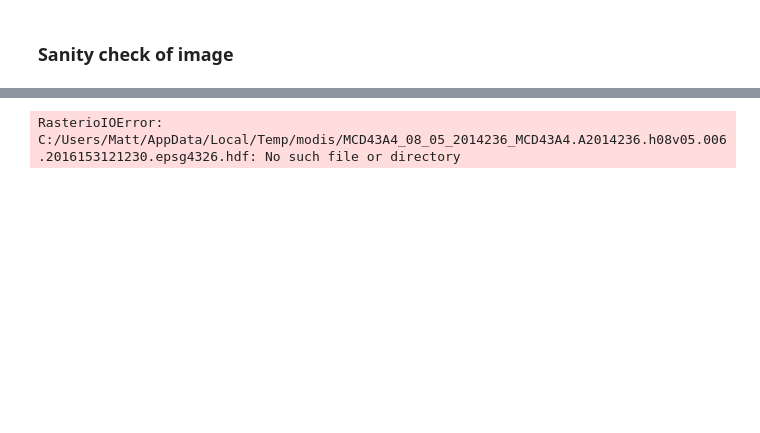
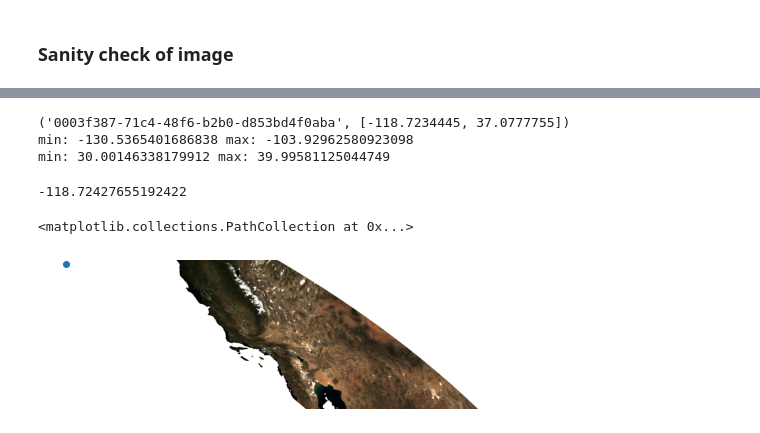
Before and after one commit to M-Harrington/SnowComp, a Jupyter notebook: src/Modis Processing.ipynb, the cells around one changed output, grey strips where cells are left out. Drawn from its saved outputs; the diff is of its cells as text; code cells hidden in the pictures; blank space fills up the shorter version.

Commit message:
reprojection stuck, 2 ways

```diff
--- a/src/Modis Processing.ipynb
+++ b/src/Modis Processing.ipynb
@@ -161,0 +210,3 @@ RuntimeError: Input file C:\Users\Matt\AppData\Local\Temp\modis\MCD43A4_08_05_20
+# %%
+src_crs = "+proj=sinu +lon_0=0 +x_0=0 +y_0=0 +ellps=WGS84 +datum=WGS84 +units=m +no_defs"
+gdal.Warp("~/TestWarp",filename, srcSRS = src_crs,dstSRS="EPSG:4326")
@@ -161,0 +215,9 @@ RuntimeError: Input file C:\Users\Matt\AppData\Local\Temp\modis\MCD43A4_08_05_20
+# %%
+assert len(file_root) == 1 # future images may come in multiples, not currently handled
+image = rxr.open_rasterio(filename)
+
+# output_raster = "C:/Users/Matt/Pictures/"+file_root[0] + "-epsg4326"+".hdf"
+# file_root[0] = file_root[0].replace('.', '-').replace('/','-')
+
+
+image = rds.rio.reproject(dst_crs="EPSG:4326",src_crs=src_crs) # .rio.to_raster(output_raster)
@@ -161,0 +228,13 @@ RuntimeError: Input file C:\Users\Matt\AppData\Local\Temp\modis\MCD43A4_08_05_20
+# %%
+cells = tiles[test_tuple]
+# for cell in cells:
+test_cell = cells[0]
+
+center = centroids[test_cell]
+# %%
+x_idx = np.nanargmin(np.abs(image.x.values - center[0]))
+y_idx = np.nanargmin(np.abs(image.y.values - center[0]))
+
+#subset 21x21 square
+xmin, xmax = x_idx -10 , x_idx + 11
+ymin, ymax = y_idx -10 , y_idx + 11
@@ -176,15 +267,30 @@ Coordinates:
+# %%
+print(next(iter(centroids.items())))
+print("min:",ds.x.min().values,"max:",ds.x.max().values)
+print("min:",ds.y.min().values,"max:",ds.y.max().values)
+# %% [output]
+('0003f387-71c4-48f6-b2b0-d853bd4f0aba', [-118.7234445, 37.0777755])
+min: -130.5365401686838 max: -103.92962580923098
+min: 30.00146338179912 max: 39.99581125044749
+# %%
+image.y.values[y_idx]
+image.x.values[x_idx]
+# %% [output]
+-118.72427655192422
 # %%
-ds = rxr.open_rasterio(output_raster)
+# ds = rxr.open_rasterio(output_raster)
 
 norm_value = 5000
-r = ds['Nadir_Reflectance_Band1'].values.squeeze() / norm_value
-g = ds['Nadir_Reflectance_Band4'].values.squeeze() / norm_value
-b = ds['Nadir_Reflectance_Band3'].values.squeeze() / norm_value
+r = image['Nadir_Reflectance_Band1'].values.squeeze() / norm_value
+g = image['Nadir_Reflectance_Band4'].values.squeeze() / norm_value
+b = image['Nadir_Reflectance_Band3'].values.squeeze() / norm_value
 rgb = np.dstack((r,g,b))
 
 np.clip(rgb,0,1,rgb)
 fig = plt.figure(frameon=False); ax = plt.Axes(fig,[0., 0., 1., 1.])
 ax.set_axis_off(); fig.add_axes(ax)
-plt.imshow(rgb);
+plt.imshow(rgb)
+plt.scatter(x = image.x.values[x_idx],y = image.y.values[y_idx])
 # %% [output]
-RasterioIOError: C:/Users/Matt/AppData/Local/Temp/modis/MCD43A4_08_05_2014236_MCD43A4.A2014236.h08v05.006.2016153121230.epsg4326.hdf: No such file or directory
+<matplotlib.collections.PathCollection at 0x...>
+[figure, added]
```
Also changed, not shown: parts of 22 cells of this notebook.
